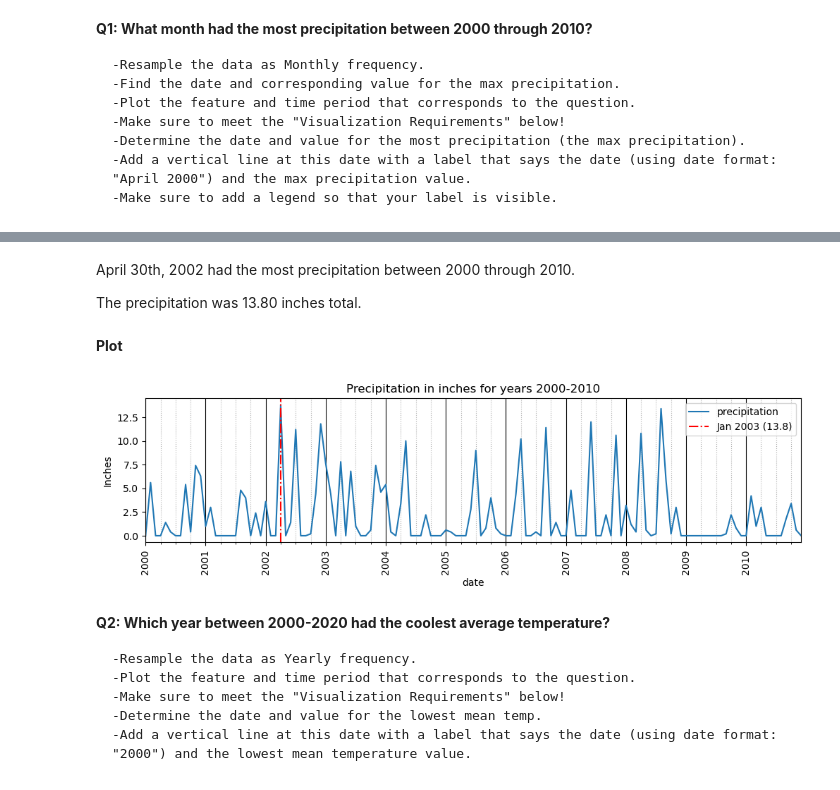
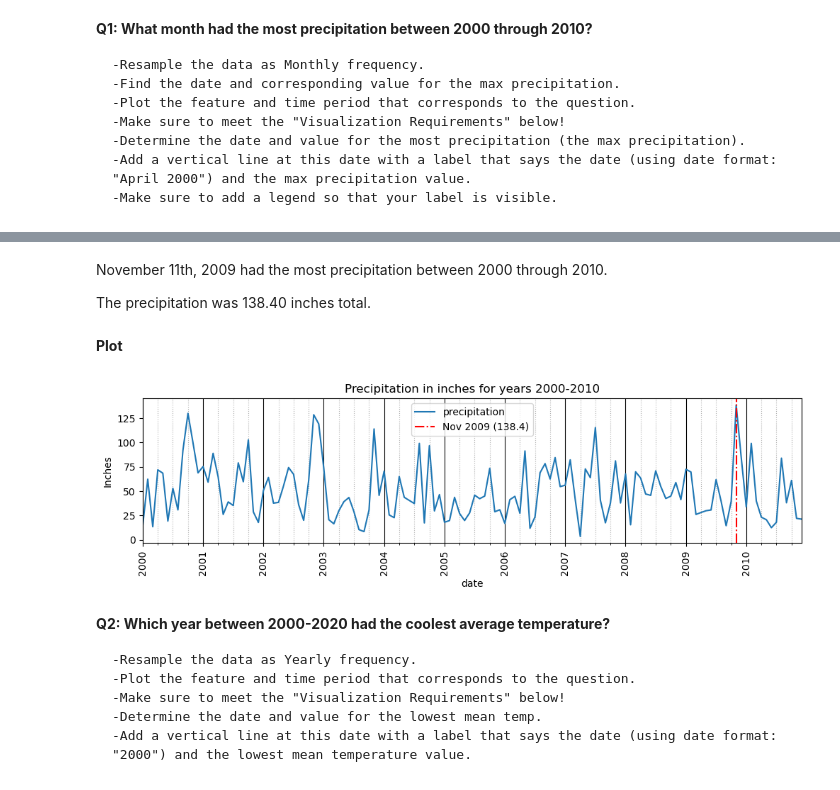
Before and after one commit to BenjaminEngel919/Resampling-Datetime-Data, a Jupyter notebook: Resampling Datetime Data.ipynb, the cells around one changed output, grey strips where cells are left out. Saved outputs shown, nothing was run; the diff lists cells and outputs as text; code cells hidden in the pictures.

```diff
--- a/Resampling Datetime Data.ipynb
+++ b/Resampling Datetime Data.ipynb
@@ -140,0 +155,4 @@ dtype: int64
+# %%
+quesone_month = df.copy()
+quesone_month = df.resample('M').agg(dict['precipitation'])
+quesone_month
@@ -153,6 +237,6 @@ Using the Correct Frequency
     -Add a vertical line at this date with a label that says the date (using date format: "April 2000") and the max precipitation value.
     -Make sure to add a legend so that your label is visible.
 # %%
-quesone = df['precipitation'].copy()
-quesone.index
+quesone_month = quesone_month.loc['2000':'2010']
+quesone_month.index
 # %% [output]
@@ -234,0 +281,3 @@ Name: precipitation, Length: 132, dtype: float64
+# %%
+precip = quesone_month.loc[quesone_month['precipitation'].idxmax()].name.date()
+print(precip)
@@ -234,0 +292,3 @@ Name: precipitation, Length: 132, dtype: float64
+# %%
+ts_precip = quesone_month['precipitation']
+ts_precip
@@ -235,21 +309,21 @@ Name: precipitation, Length: 132, dtype: float64
 # %% [markdown]
-April 30th, 2002 had the most precipitation between 2000 through 2010.
+November 11th, 2009 had the most precipitation between 2000 through 2010.
 
-The precipitation was 13.80 inches total.
+The precipitation was 138.40 inches total.
 # %% [markdown]
 **Plot**
 # %%
 fig, ax = plt.subplots(figsize=(12,3))
-quesone.plot(ax = ax, title='Precipitation in inches for years 2000-2010', ylabel='Inches')
+ts_precip.plot(ax = ax, title='Precipitation in inches for years 2000-2010', ylabel='Inches')
 ## Making major & minor gridlines visually distinct
 ax.grid(which='minor',axis='x',ls=":")
 ax.grid(which='major',axis='x',color='k')
 fig.autofmt_xdate(rotation=90,ha='center')
 # Add a line for the max precipitation date and value
-ax.axvline(date_max, color = 'red', ls ="-.", label=f'Jan 2003 ({quesone.max()})')
+ax.axvline(precip, color = 'red', ls ="-.", label=f'Nov 2009 ({ts_precip.max()})')
 ax.legend();
 # %% [output]
-[figure, old version]
+[figure, new version]
 # %% [markdown]
 **Q2: Which year between 2000-2020 had the coolest average temperature?**
 
```
Also changed, not shown: parts of 52 cells of this notebook.
